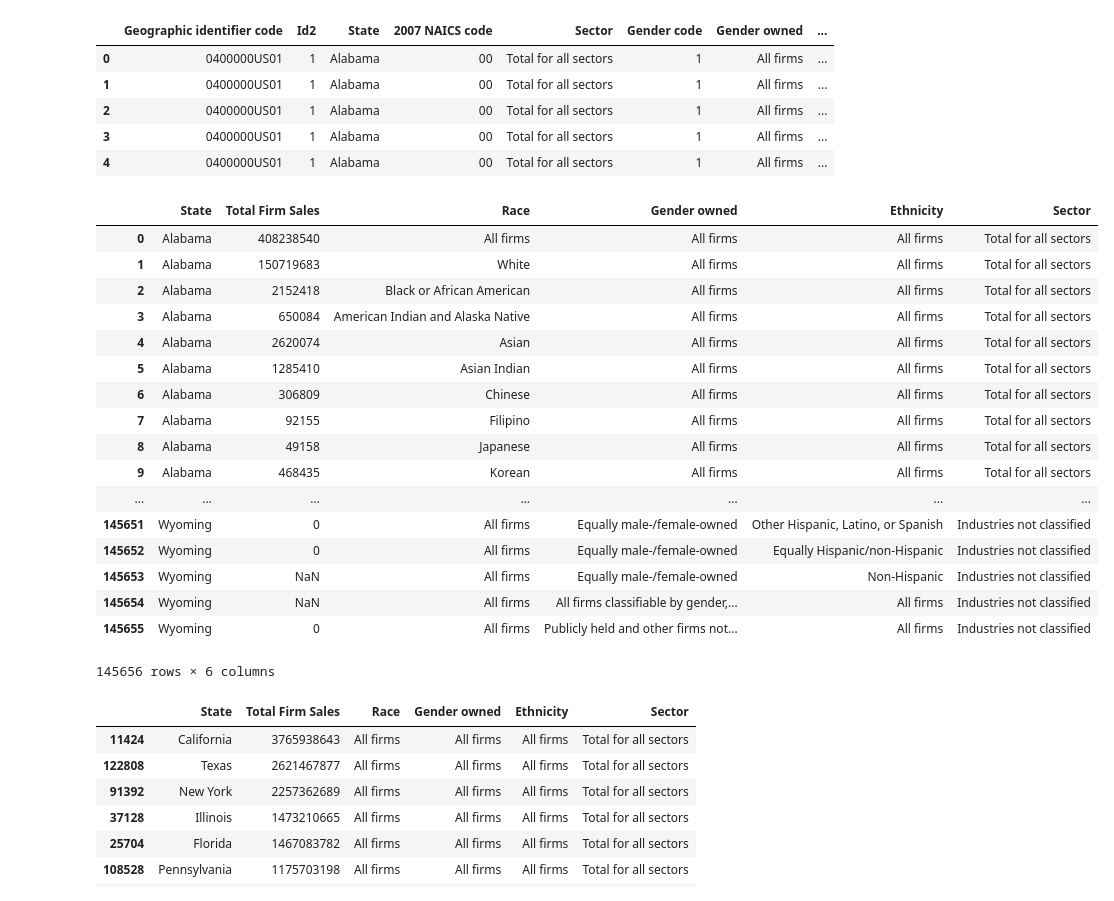
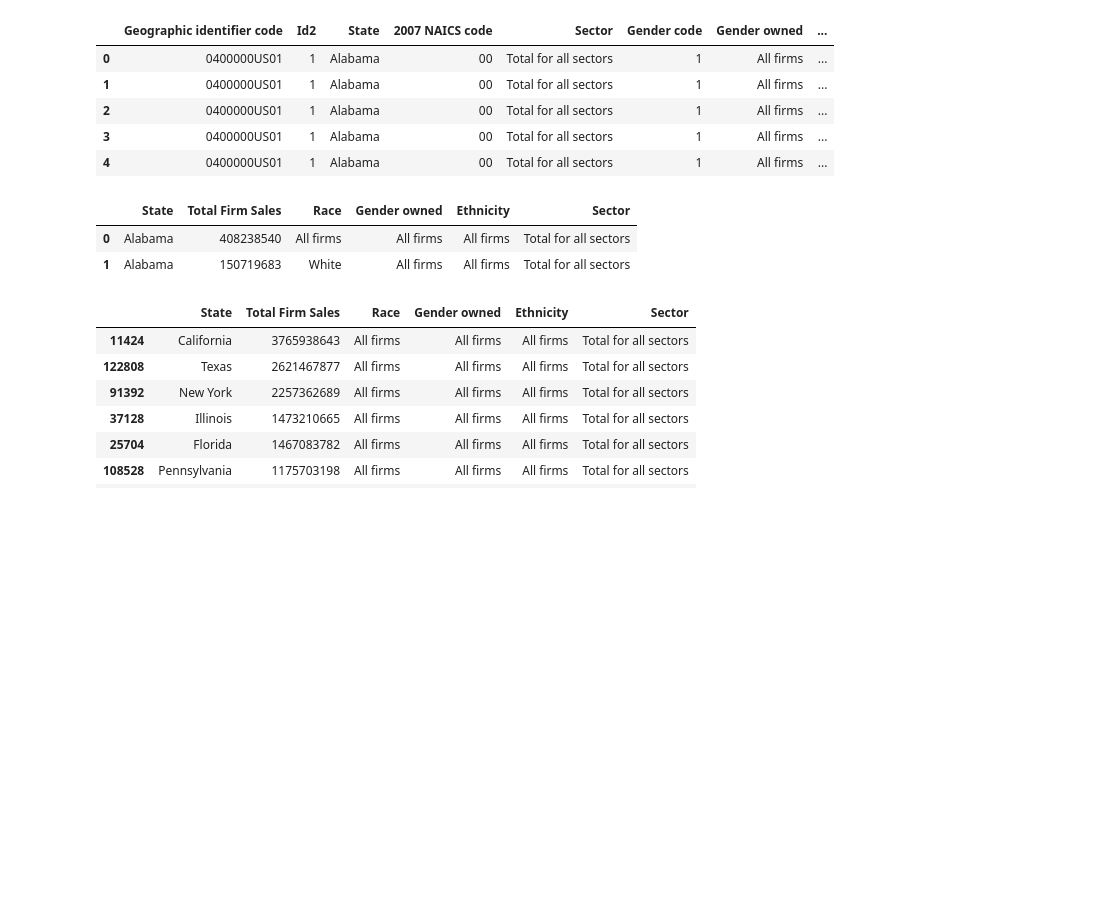
Before and after one commit to tafolabi/Project_Alpha, a Jupyter notebook: 2007.ipynb, the cells around one changed output. Saved outputs shown, nothing was run; the diff lists cells and outputs as text; code cells hidden in the pictures; blank space fills up the shorter version.

```diff
--- a/2007.ipynb
+++ b/2007.ipynb
@@ -49,26 +49,11 @@ firms_revenue = df[['State', 'Total Firm Sales', 'Race','Gender owned', 'Ethnici
 # %%
 # Remove all the place holder value "S" from the column Total Firm Sales
 firms_revenue1 = firms_revenue.replace({ 'Total Firm Sales' : 'S' },np.NaN)
-firms_revenue1
+firms_revenue1.head(2)
 # %% [output]
 |  | State | Total Firm Sales | Race | Gender owned | Ethnicity | Sector |
 | 0 | Alabama | 408238540 | All firms | All firms | All firms | Total for all sectors |
 | 1 | Alabama | 150719683 | White | All firms | All firms | Total for all sectors |
-| 2 | Alabama | 2152418 | Black or African American | All firms | All firms | Total for all sectors |
-| 3 | Alabama | 650084 | American Indian and Alaska Native | All firms | All firms | Total for all sectors |
-| 4 | Alabama | 2620074 | Asian | All firms | All firms | Total for all sectors |
-| 5 | Alabama | 1285410 | Asian Indian | All firms | All firms | Total for all sectors |
-| 6 | Alabama | 306809 | Chinese | All firms | All firms | Total for all sectors |
-| 7 | Alabama | 92155 | Filipino | All firms | All firms | Total for all sectors |
-| 8 | Alabama | 49158 | Japanese | All firms | All firms | Total for all sectors |
-| 9 | Alabama | 468435 | Korean | All firms | All firms | Total for all sectors |
-| ... | ... | ... | ... | ... | ... | ... |
-| 145651 | Wyoming | 0 | All firms | Equally male-/female-owned | Other Hispanic, Latino, or Spanish | Industries not classified |
-| 145652 | Wyoming | 0 | All firms | Equally male-/female-owned | Equally Hispanic/non-Hispanic | Industries not classified |
-| 145653 | Wyoming | NaN | All firms | Equally male-/female-owned | Non-Hispanic | Industries not classified |
-| 145654 | Wyoming | NaN | All firms | All firms classifiable by gender,... | All firms | Industries not classified |
-| 145655 | Wyoming | 0 | All firms | Publicly held and other firms not... | All firms | Industries not classified |
-145656 rows × 6 columns
 # %%
 # Select the total firms sales(Revenue) by State
 firms_revenue2 = firms_revenue1.loc[(firms_revenue1['Sector'] == 'Total for all sectors') & (firms_revenue1['Race'] == 'All firms') \
```
Also changed, not shown: parts of 1 cell of this notebook.
